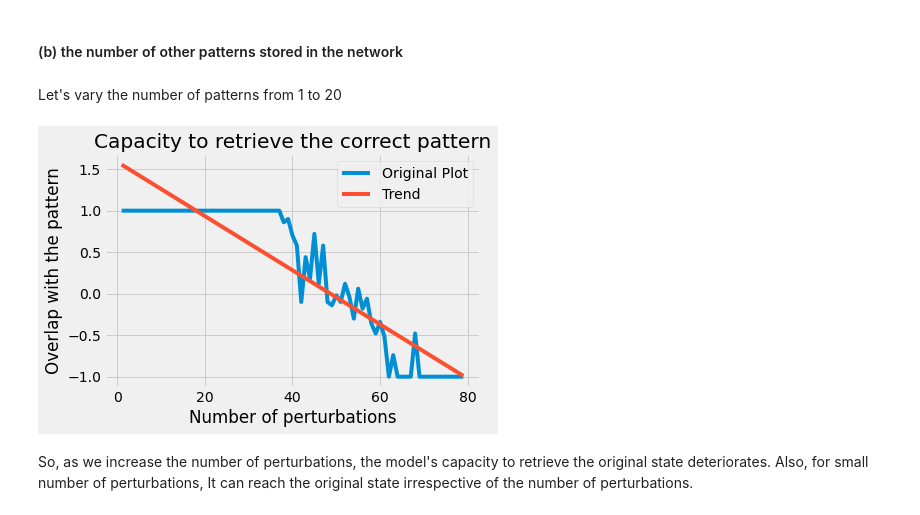
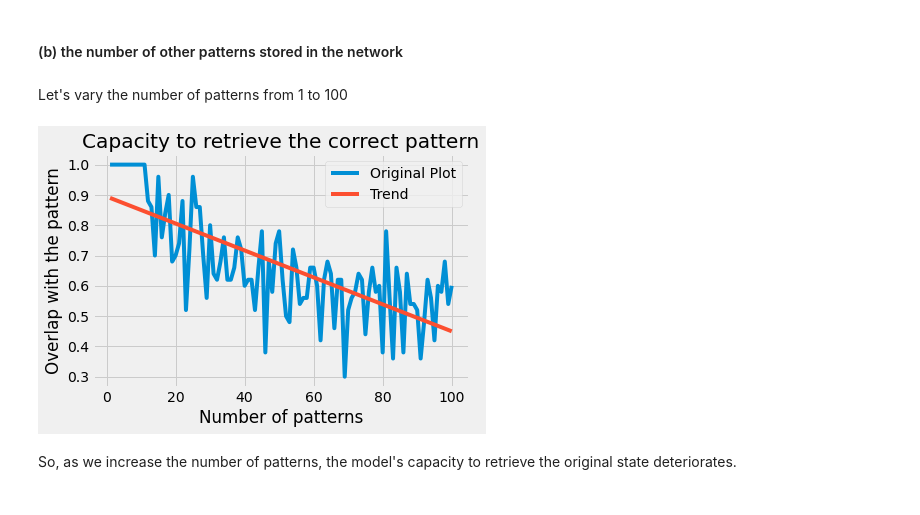
Before and after one commit to yashbg/cs786-comp-cog-sci, a Jupyter notebook: Assignment 1/190997.ipynb, the cells around one changed output. Cells and saved outputs as stored; diff of their text form; code cells hidden in the pictures.

```diff
--- a/Assignment 1/190997.ipynb
+++ b/Assignment 1/190997.ipynb
@@ -216,7 +216,7 @@ Let's find the model's capacity to retrieve the correct pattern by varying the n
 # %%
 overlaps = []
 
-perturb_nums = range(1, 80)
+perturb_nums = range(1, 101)
 for i in perturb_nums:
   plist, cue, state_list = create_network(pattern_size=10, pattern_num=6, perturb_num=i, evolution_num = 3)
   overlap = pattern_tools.compute_overlap(state_list[-1], plist[0])
@@ -242,30 +242,30 @@ So, as we increase the number of perturbations, the model's capacity to retrieve
 # %% [markdown]
 #### (b) the number of other patterns stored in the network
 # %% [markdown]
-Let's vary the number of patterns from 1 to 20
+Let's vary the number of patterns from 1 to 100
 # %%
 overlaps = []
 
-perturb_nums = range(1, 80)
-for i in perturb_nums:
-  plist, cue, state_list = create_network(pattern_size=10, pattern_num=6, perturb_num=i, evolution_num = 3)
+pattern_nums = range(1, 101)
+for i in pattern_nums:
+  plist, cue, state_list = create_network(pattern_size=10, pattern_num=i, perturb_num=25, evolution_num = 3)
   overlap = pattern_tools.compute_overlap(state_list[-1], plist[0])
   overlaps.append(overlap)
 
 plt.title("Capacity to retrieve the correct pattern")
-plt.xlabel('Number of perturbations')
+plt.xlabel('Number of patterns')
 plt.ylabel('Overlap with the pattern')
-plt.plot(perturb_nums, overlaps, label = 'Original Plot')
+plt.plot(pattern_nums, overlaps, label = 'Original Plot')
 
-m, b = np.polyfit(perturb_nums, overlaps, 1)
+m, b = np.polyfit(pattern_nums, overlaps, 1)
 trend = []
-for perturb_num in perturb_nums:
-  trend.append(m * perturb_num + b)
-plt.plot(perturb_nums, trend, label = 'Trend')
+for pattern_num in pattern_nums:
+  trend.append(m * pattern_num + b)
+plt.plot(pattern_nums, trend, label = 'Trend')
 plt.legend()
 
 plt.show()
 # %% [output]
-[figure, old version]
+[figure, new version]
 # %% [markdown]
-So, as we increase the number of perturbations, the model's capacity to retrieve the original state deteriorates. Also, for small number of perturbations, It can reach the original state irrespective of the number of perturbations.
+So, as we increase the number of patterns, the model's capacity to retrieve the original state deteriorates.
```
Also changed, not shown: parts of 17 cells of this notebook.
